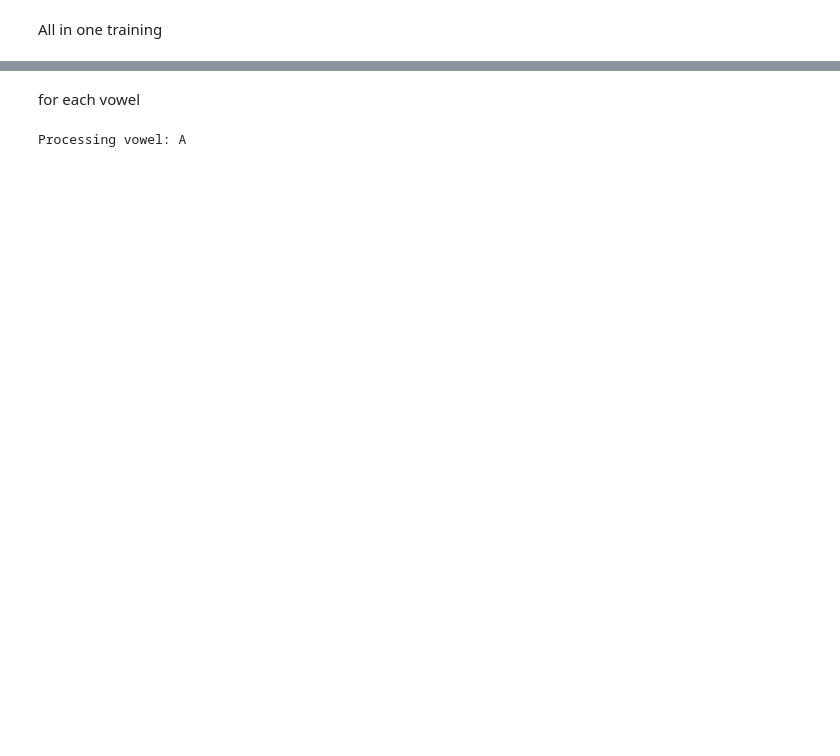
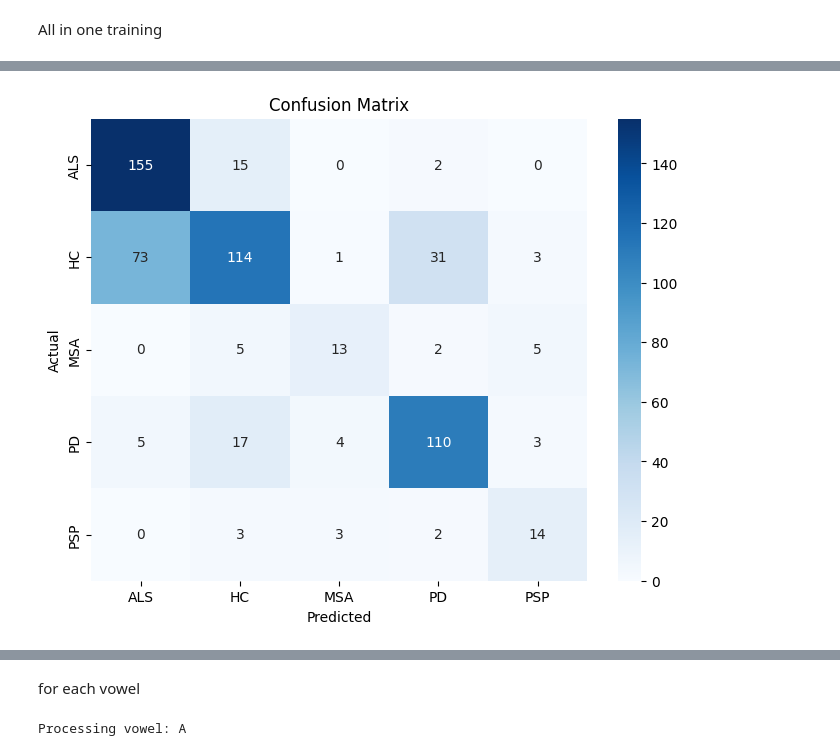
Before and after one commit to ktolnos/als-project, a Jupyter notebook: edward_classifier.ipynb, the cells around one changed output, grey strips where cells are left out. Drawn from its saved outputs; the diff is of its cells as text; code cells hidden in the pictures; blank space fills up the shorter version.

Commit message:
adding KNN and Logistic ML classifier

```diff
--- a/edward_classifier.ipynb
+++ b/edward_classifier.ipynb
@@ -66,0 +86,70 @@ ValueError: y_train contains only one class. Check data split or preprocessing.
+# %%
+import pandas as pd
+from sklearn.model_selection import train_test_split
+from sklearn.preprocessing import LabelEncoder, StandardScaler
+from sklearn.linear_model import LogisticRegression
+from sklearn.metrics import classification_report, accuracy_score, confusion_matrix
+import matplotlib.pyplot as plt
+import seaborn as sns
+
+# Load the dataset
+data = pd.read_csv("edward_uppercase_acoustic_features.csv")
+
+# Step 1: Drop irrelevant columns
+columns_to_drop = ["subjectID", "file_path", "voiced_file_path", "Severity", "Dataset", "Phoneme"]
+data = data.drop(columns=columns_to_drop, errors="ignore")
+
+# Step 2: Encode categorical features
+categorical_columns = ["Sex", 'Age'] # Only keep 'Sex' as a categorical feature
+encoder = LabelEncoder()
+if "Sex" in data.columns:
+    data["Sex"] = encoder.fit_transform(data["Sex"])
+
+if "Age" in data.columns:
+    data["Age"] = encoder.fit_transform(data["Age"])
+
+# Step 3: Handle missing values (Identify and impute)
+missing_summary = data.isnull().sum()
+print("Missing Values Per Column:")
+print(missing_summary)
+
+# Impute missing values for numeric columns with their mean
+numeric_columns = data.select_dtypes(include=["float64", "int64"]).columns
+data[numeric_columns] = data[numeric_columns].fillna(data[numeric_columns].mean())
+
+# Step 4: Separate features (X) and target (y)
+acoustic_features = data.columns.difference(["label"])  # All columns except 'label'
+X = data[acoustic_features]
+y = data["label"]
+
+# Step 5: Scale numeric features
+scaler = StandardScaler()
+X_scaled = scaler.fit_transform(X)
+
+# Step 6: Split into train and test sets
+X_train, X_test, y_train, y_test = train_test_split(X_scaled, y, test_size=0.3, random_state=42, stratify=y)
+
+print("Data preprocessing completed:")
+print(f"Training set size: {X_train.shape}")
+print(f"Test set size: {X_test.shape}")
+
+# Step 7: Logistic Regression Model
+log_reg = LogisticRegression(max_iter=1000, random_state=42, class_weight="balanced")
+log_reg.fit(X_train, y_train)
+
+# Predictions and Evaluation
+y_pred = log_reg.predict(X_test)
+print("\nLogistic Regression Results:")
+print(f"Accuracy: {accuracy_score(y_test, y_pred):.4f}")
+print("\nClassification Report:")
+print(classification_report(y_test, y_pred))
+
+# Confusion Matrix
+conf_matrix = confusion_matrix(y_test, y_pred)
+plt.figure(figsize=(8, 6))
+sns.heatmap(conf_matrix, annot=True, fmt="d", cmap="Blues", xticklabels=log_reg.classes_, yticklabels=log_reg.classes_)
+plt.xlabel("Predicted")
+plt.ylabel("Actual")
+plt.title("Confusion Matrix")
+plt.show()
+# %% [output]
@@ -67,3 +173,4 @@ ValueError: y_train contains only one class. Check data split or preprocessing.
+[figure, added]
 # %%
 import pandas as pd
 from sklearn.preprocessing import LabelEncoder, StandardScaler
```
Also changed, not shown: parts of 13 cells of this notebook, 1 other file.
